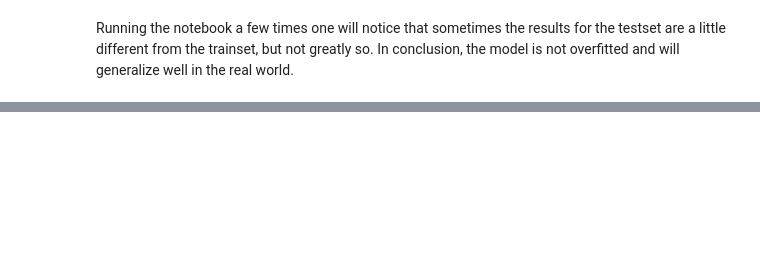
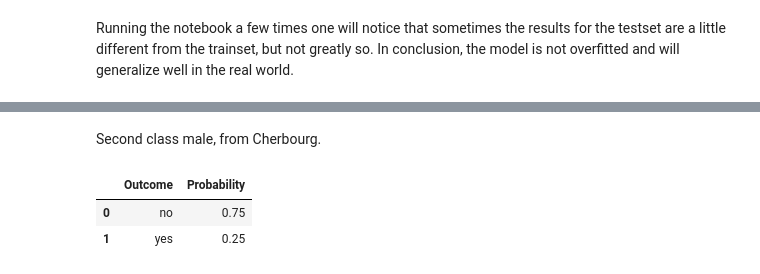
Before and after one commit to bshtmichielsen/titanic, a Jupyter notebook: titanic.ipynb, the cells around one changed output, grey strips where cells are left out. Drawn from its saved outputs; the diff is of its cells as text; code cells hidden in the pictures; blank space fills up the shorter version.

```diff
--- a/titanic.ipynb
+++ b/titanic.ipynb
@@ -185,0 +205,15 @@ Running the notebook a few times one will notice that sometimes the results for
+# %% [markdown]
+Second class male, from Cherbourg.
+# %%
+data = {"pclass": 2, "sex": 0, "Cherbourg": 1}
+
+X_inference = pandas.DataFrame([data])
+prediction = model.predict_proba(X_inference)
+result = pandas.DataFrame()
+result["Outcome"] = target_names
+result["Probability"] = prediction[0]
+result
+# %% [output]
+|  | Outcome | Probability |
+| 0 | no | 0.75 |
+| 1 | yes | 0.25 |
```
Also changed, not shown: parts of 15 cells of this notebook.
